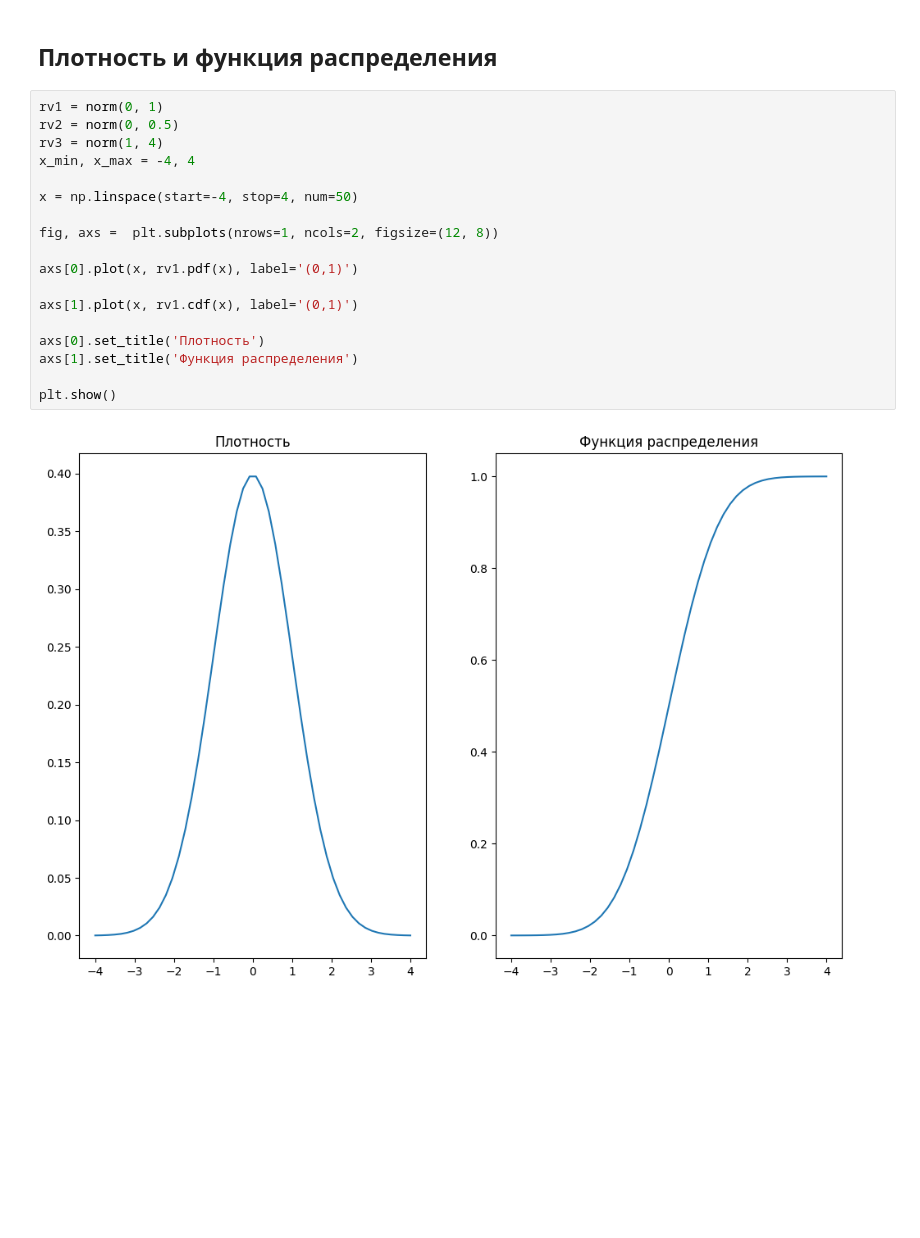
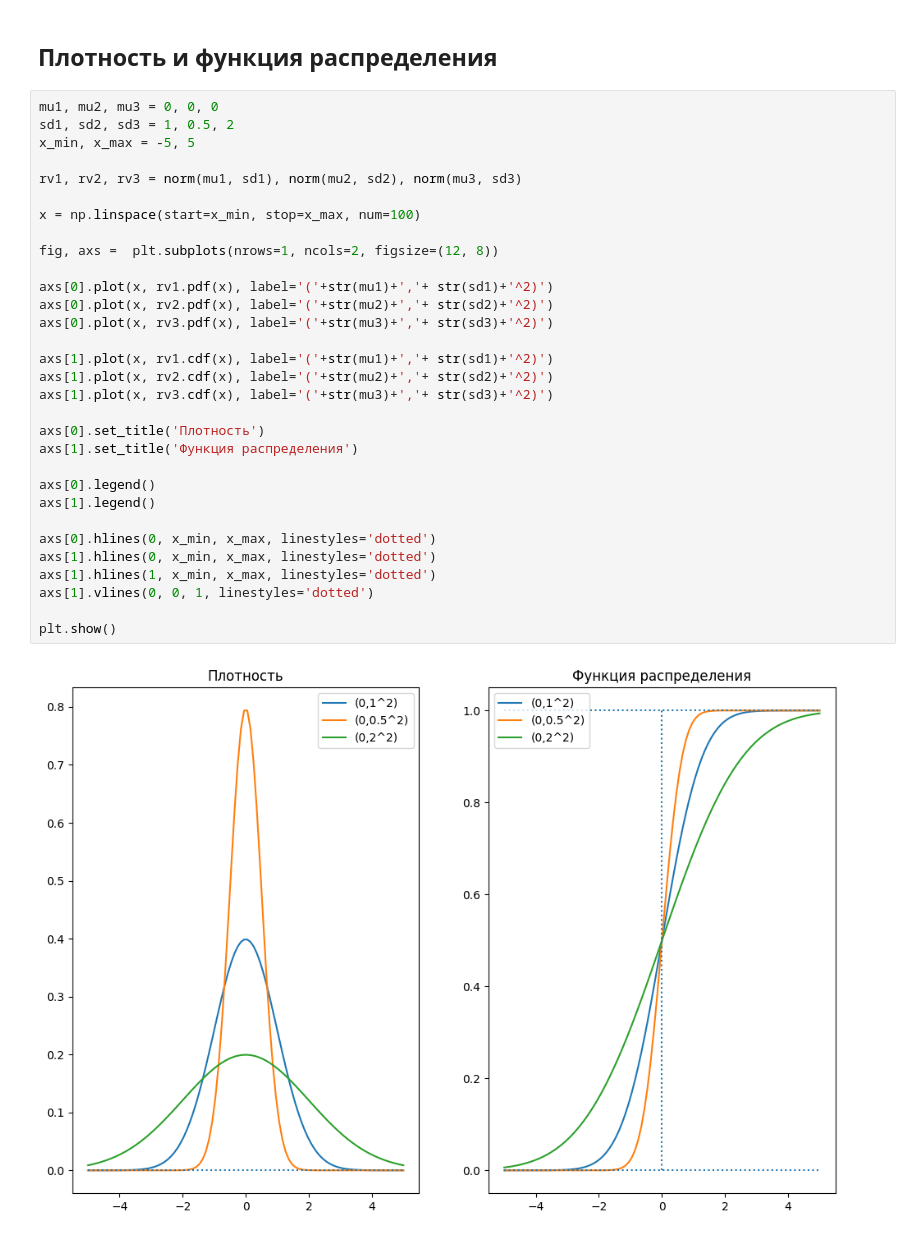
Before and after one commit to artamonoff/probability-statistics, a Jupyter notebook: jupyter-notebooks/gaussian-distr.ipynb, the cells around one changed output. Cells and saved outputs as stored; diff of their text form; blank space fills up the shorter version.

```diff
--- a/jupyter-notebooks/gaussian-distr.ipynb
+++ b/jupyter-notebooks/gaussian-distr.ipynb
@@ -33,23 +41,36 @@ from scipy.stats import norm
 import matplotlib.pyplot as plt
 # %% [markdown]
 ## Плотность и функция распределения
-# %%
-rv1 = norm(0, 1)
-rv2 = norm(0, 0.5)
-rv3 = norm(1, 4)
-x_min, x_max = -4, 4
-
-x = np.linspace(start=-4, stop=4, num=50)
-
-fig, axs =  plt.subplots(nrows=1, ncols=2, figsize=(12, 8))
-
-axs[0].plot(x, rv1.pdf(x), label='(0,1)')
-
-axs[1].plot(x, rv1.cdf(x), label='(0,1)')
-
-axs[0].set_title('Плотность')
-axs[1].set_title('Функция распределения')
-
-plt.show()
-# %% [output]
-[figure, removed]
+# %%
+mu1, mu2, mu3 = 0, 0, 0
+sd1, sd2, sd3 = 1, 0.5, 2
+x_min, x_max = -5, 5
+
+rv1, rv2, rv3 = norm(mu1, sd1), norm(mu2, sd2), norm(mu3, sd3)
+
+x = np.linspace(start=x_min, stop=x_max, num=100)
+
+fig, axs =  plt.subplots(nrows=1, ncols=2, figsize=(12, 8))
+
+axs[0].plot(x, rv1.pdf(x), label='('+str(mu1)+','+ str(sd1)+'^2)')
+axs[0].plot(x, rv2.pdf(x), label='('+str(mu2)+','+ str(sd2)+'^2)')
+axs[0].plot(x, rv3.pdf(x), label='('+str(mu3)+','+ str(sd3)+'^2)')
+
+axs[1].plot(x, rv1.cdf(x), label='('+str(mu1)+','+ str(sd1)+'^2)')
+axs[1].plot(x, rv2.cdf(x), label='('+str(mu2)+','+ str(sd2)+'^2)')
+axs[1].plot(x, rv3.cdf(x), label='('+str(mu3)+','+ str(sd3)+'^2)')
+
+axs[0].set_title('Плотность')
+axs[1].set_title('Функция распределения')
+
+axs[0].legend()
+axs[1].legend()
+
+axs[0].hlines(0, x_min, x_max, linestyles='dotted')
+axs[1].hlines(0, x_min, x_max, linestyles='dotted')
+axs[1].hlines(1, x_min, x_max, linestyles='dotted')
+axs[1].vlines(0, 0, 1, linestyles='dotted')
+
+plt.show()
+# %% [output]
+[figure, added]
```
Also changed, not shown: parts of 5 cells of this notebook.
